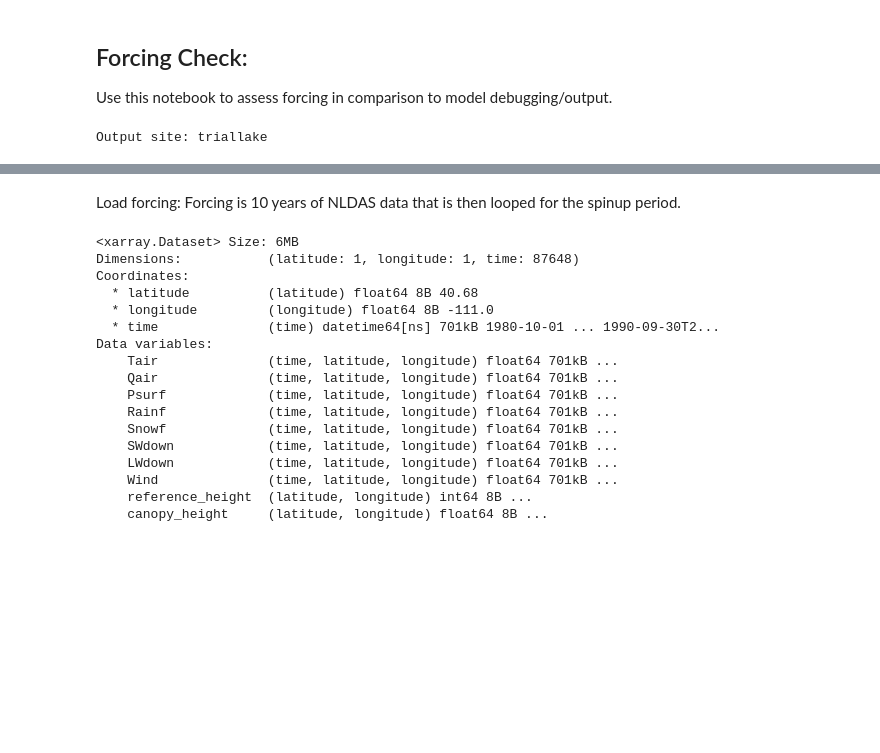
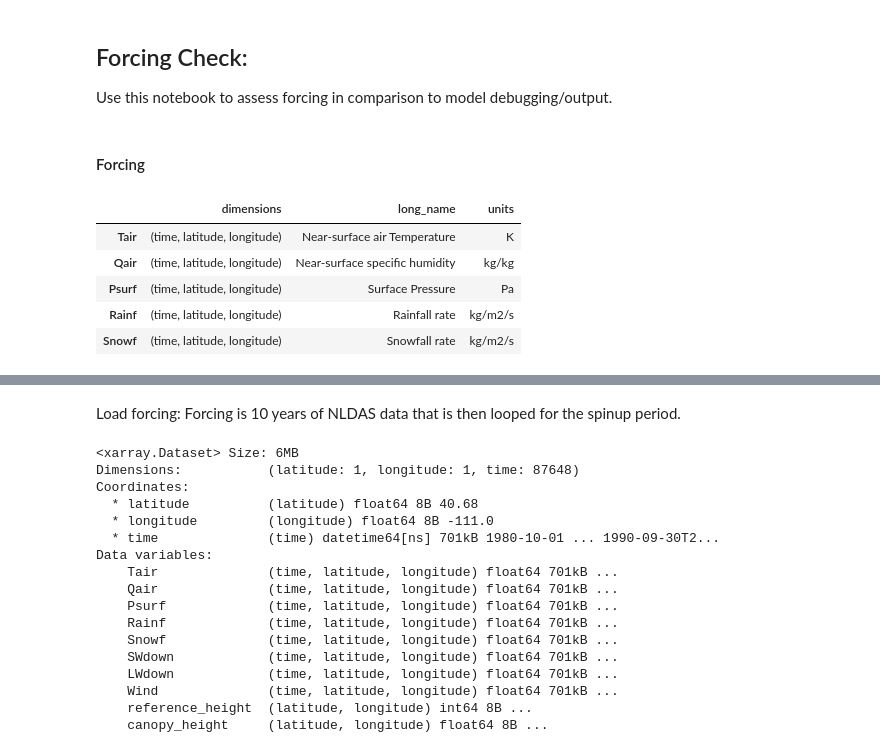
Before and after one commit to chrisrycx/lm4px_data_analysis, a Jupyter notebook: forcing_validation/ForcingCheck.ipynb, the cells around one changed output, grey strips where cells are left out. Cells and saved outputs as stored; diff of their text form; code cells hidden in the pictures; blank space fills up the shorter version.

```diff
--- a/forcing_validation/ForcingCheck.ipynb
+++ b/forcing_validation/ForcingCheck.ipynb
@@ -1,3 +1,10 @@
 # %% [markdown]
 ## Forcing Check:
 Use this notebook to assess forcing in comparison to model debugging/output.
+# %%
+# Site parameters
+site = 'Mosquito Ridge'
+namelist = 'ghec'
+forcing_str = '01011010'
+forcing_version = '0.10.1'
+isAlpine = True
@@ -28,6 +27,13 @@ else:
-# %%
-# Convert name for output paths
-site = snotel_site.replace(' ','').lower()
-print(f'Output site: {site}')
-# %% [output]
-Output site: triallake
+# %% [markdown]
+#### Forcing
+# %%
+forcing = LM4Forcing(site=site, forcing_string=forcing_str, version=forcing_version, spinup=False)
+forcing_vars = forcing.get_variables()
+forcing_vars.head()
+# %% [output]
+|  | dimensions | long_name | units |
+| Tair | (time, latitude, longitude) | Near-surface air Temperature | K |
+| Qair | (time, latitude, longitude) | Near-surface specific humidity | kg/kg |
+| Psurf | (time, latitude, longitude) | Surface Pressure | Pa |
+| Rainf | (time, latitude, longitude) | Rainfall rate | kg/m2/s |
+| Snowf | (time, latitude, longitude) | Snowfall rate | kg/m2/s |
```
Also changed, not shown: parts of 8 cells of this notebook, 3 other files.
